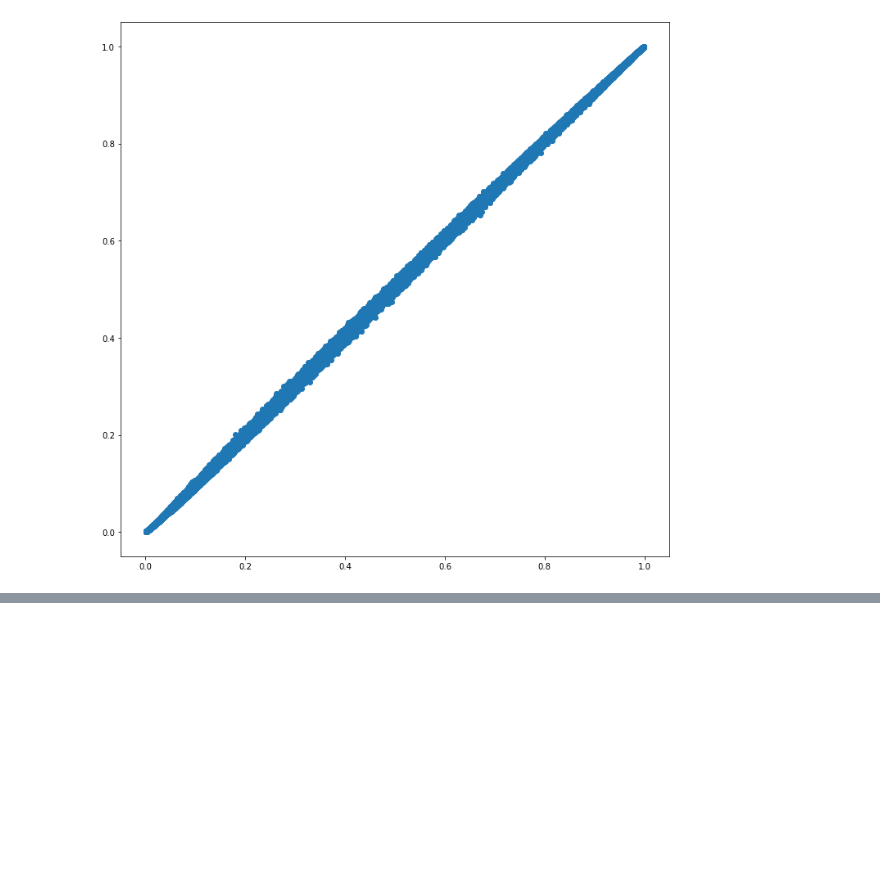
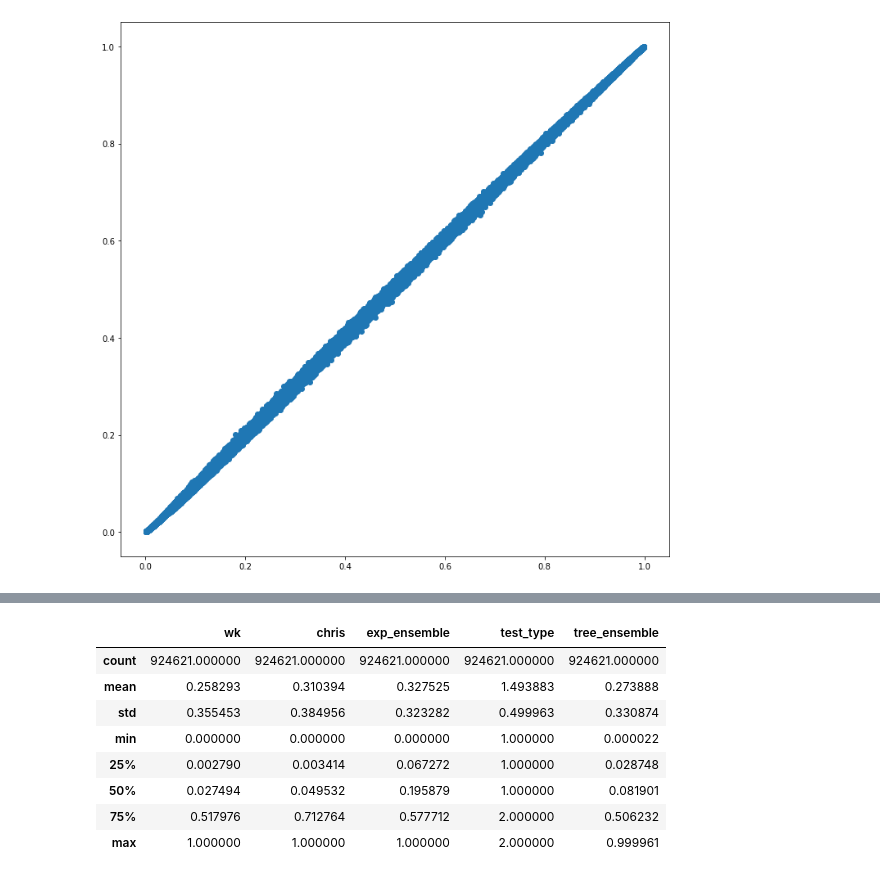
Before and after one commit to waikey-lee/kaggle-amex, a Jupyter notebook: notebooks/7a.gambling2.ipynb, the cells around one changed output, grey strips where cells are left out. Drawn from its saved outputs; the diff is of its cells as text; code cells hidden in the pictures; blank space fills up the shorter version.

```diff
--- a/notebooks/7a.gambling2.ipynb
+++ b/notebooks/7a.gambling2.ipynb
@@ -398,0 +513,31 @@ plt.show()
+# %%
+public_df = pre_blend_df.loc[pre_blend_df["test_type"] == 1]
+private_df = pre_blend_df.loc[pre_blend_df["test_type"] == 2]
+# %%
+def calc_tree_ensemble(df, ensemble_weight=0.3):
+    mscaler = MinMaxScaler()
+    s1 = mscaler.fit_transform(df[["ensemble"]])[:, 0]
+    s2 = mscaler.fit_transform(df[["blend_trees"]])[:, 0]
+    df["tree_ensemble"] = ensemble_weight * s1 + (1 - ensemble_weight) * s2
+    df = df.drop(columns=["blend_trees", "ensemble"], errors="ignore")
+    mscaler = MinMaxScaler()
+    for col in ["exp_ensemble", "wk", "chris"]:
+        df[col] = mscaler.fit_transform(df[[col]])[:, 0]
+    return df
+# %%
+public_df = calc_tree_ensemble(public_df)
+private_df = calc_tree_ensemble(private_df)
+# %%
+final_df = pd.concat([public_df, private_df]).sort_values(by="customer_ID").reset_index(drop=True)
+# %%
+final_df.describe()
+# %% [output]
+|  | wk | chris | exp_ensemble | test_type | tree_ensemble |
+| count | 924621.000000 | 924621.000000 | 924621.000000 | 924621.000000 | 924621.000000 |
+| mean | 0.258293 | 0.310394 | 0.327525 | 1.493883 | 0.273888 |
+| std | 0.355453 | 0.384956 | 0.323282 | 0.499963 | 0.330874 |
+| min | 0.000000 | 0.000000 | 0.000000 | 1.000000 | 0.000022 |
+| 25% | 0.002790 | 0.003414 | 0.067272 | 1.000000 | 0.028748 |
+| 50% | 0.027494 | 0.049532 | 0.195879 | 1.000000 | 0.081901 |
+| 75% | 0.517976 | 0.712764 | 0.577712 | 2.000000 | 0.506232 |
+| max | 1.000000 | 1.000000 | 1.000000 | 2.000000 | 0.999961 |
```
Also changed, not shown: parts of 32 cells of this notebook, 3 other files.
